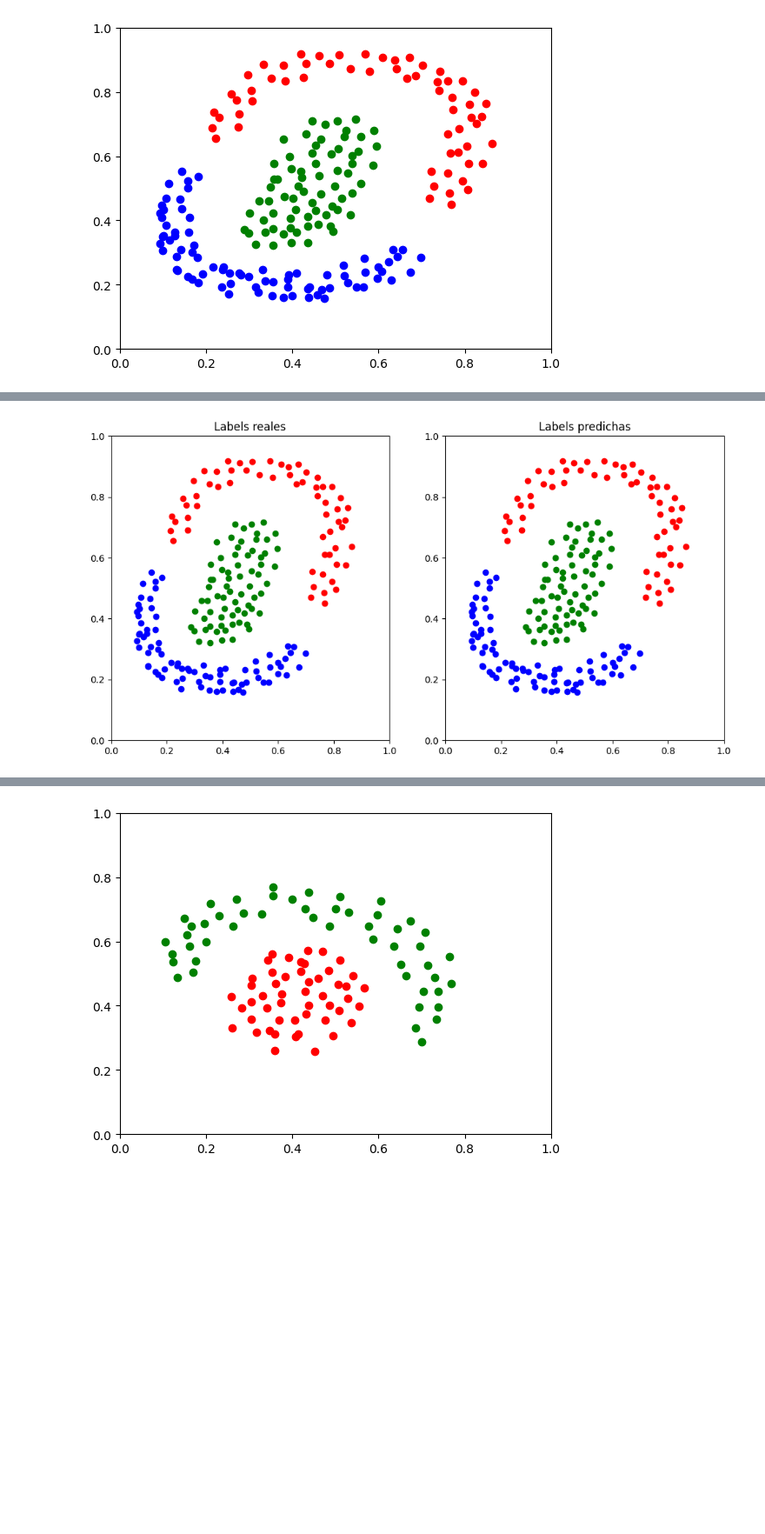
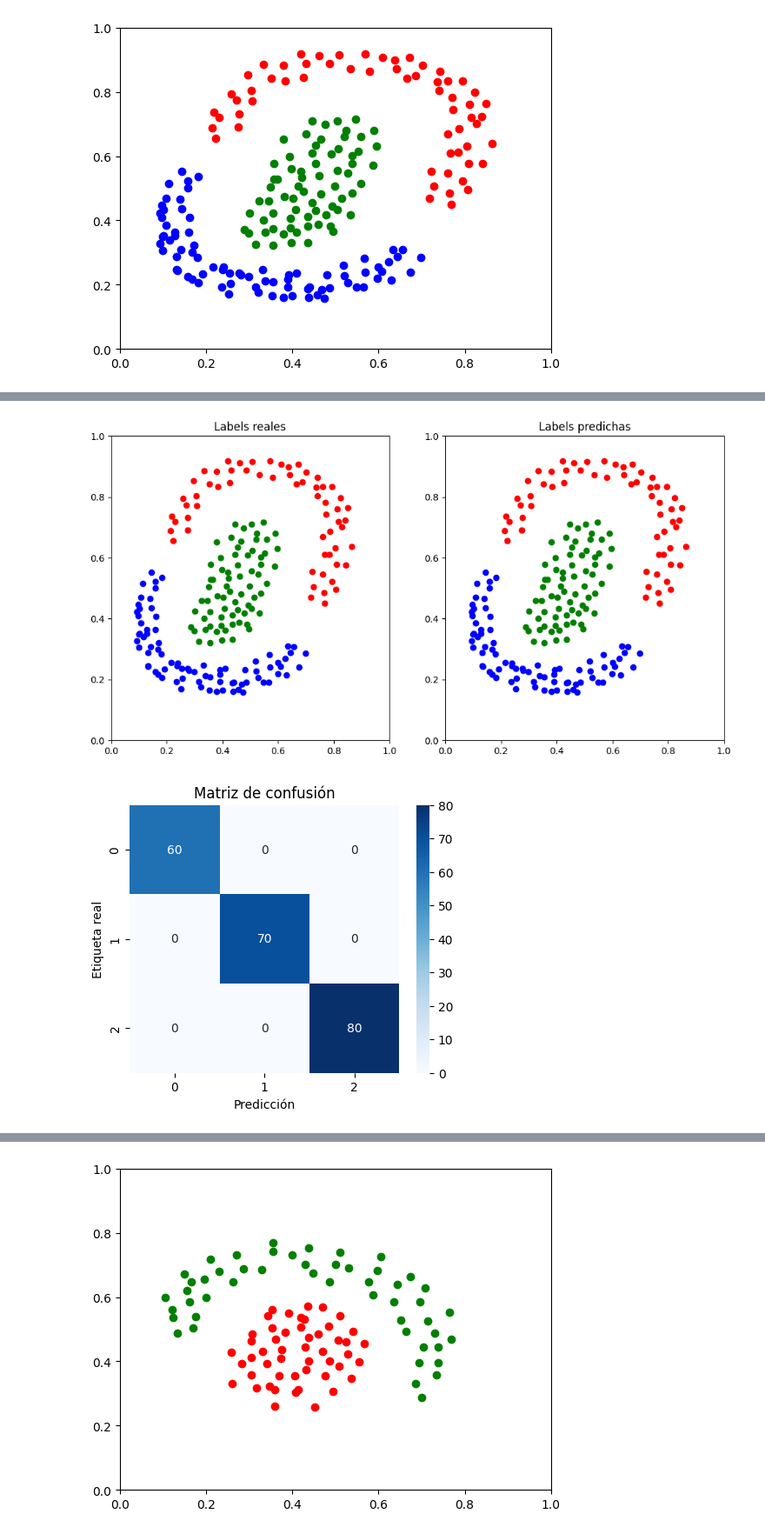
Before and after one commit to miguel-mxrxrx04/neuralnetworkfromscratch, a Jupyter notebook: Perceptrones/perceptron_alumno.ipynb, the cells around one changed output, grey strips where cells are left out. Shown at 87% size. Cells and saved outputs as stored; diff of their text form; code cells hidden in the pictures; blank space fills up the shorter version.

```diff
--- a/Perceptrones/perceptron_alumno.ipynb
+++ b/Perceptrones/perceptron_alumno.ipynb
@@ -311,33 +341,52 @@ Arquitectura mínima: 5
 # %%
-# Dibujar el resultado de la clasificación por el multicapa, comparar con las salidas que debería dar
+# Cargamos el modelo Multilayer entrenado y nuestros datos X, d
 p = pickle.load(open(f'./models/data_3classes_nonlinear_2D.pkl', 'rb'))
-# Propagar las entradas
+
+# Propagamos las entradas por la red
 predictions = p.forward(X)
 
-# Clasificar las predicciones cogiendo el índice de la neurona con mayor valor.
+# Determinamos las etiquetas predichas usando el índice de la neurona con mayor valor
 predicted_labels = np.argmax(predictions, axis=1)
 
-# Clasificar las salidas reales cogiendo el índice de la neurona con valor 1.
+# Determinamos las etiquetas reales usando el índice de la neurona que tenga valor 1
 true_labels = np.argmax(d, axis=1)
 
+# Creamos la figura para mostrar las etiquetas reales y las predichas
 fig, axs = plt.subplots(1, 2, figsize=(12, 6))
 
-# Plot the true labels
+# En el primer subplot dibujamos las etiquetas reales
 axs[0].set_xlim(0, 1)
 axs[0].set_ylim(0, 1)
 axs[0].plot(X[true_labels == 0, 0], X[true_labels == 0, 1], 'ro')
 axs[0].plot(X[true_labels == 1, 0], X[true_labels == 1, 1], 'go')
 axs[0].plot(X[true_labels == 2, 0], X[true_labels == 2, 1], 'bo')
 axs[0].set_title('Labels reales')
 
-# Plot the predicted labels
+# En el segundo subplot dibujamos las etiquetas predichas
 axs[1].set_xlim(0, 1)
 axs[1].set_ylim(0, 1)
 axs[1].plot(X[predicted_labels == 0, 0], X[predicted_labels == 0, 1], 'ro')
 axs[1].plot(X[predicted_labels == 1, 0], X[predicted_labels == 1, 1], 'go')
 axs[1].plot(X[predicted_labels == 2, 0], X[predicted_labels == 2, 1], 'bo')
 axs[1].set_title('Labels predichas')
 
 plt.show()
+
+# Importamos librerías para generar la matriz de confusión
+from sklearn.metrics import confusion_matrix
+import seaborn as sns
+#  - Filas: etiqueta real
+#  - Columnas: etiqueta predicha
+cm = confusion_matrix(true_labels, predicted_labels)
+
+# Creamos una nueva figura para la matriz de confusión
+plt.figure(figsize=(5,4))
+# Usamos un mapa de calor para visualizar cuántos aciertos y errores se dieron
+sns.heatmap(cm, annot=True, cmap='Blues', fmt='g')
+plt.title('Matriz de confusión')
+plt.xlabel('Predicción')
+plt.ylabel('Etiqueta real')
+plt.show()
 # %% [output]
 [figure]
+[figure, added]
```
Also changed, not shown: parts of 18 cells of this notebook, 20 other files.
